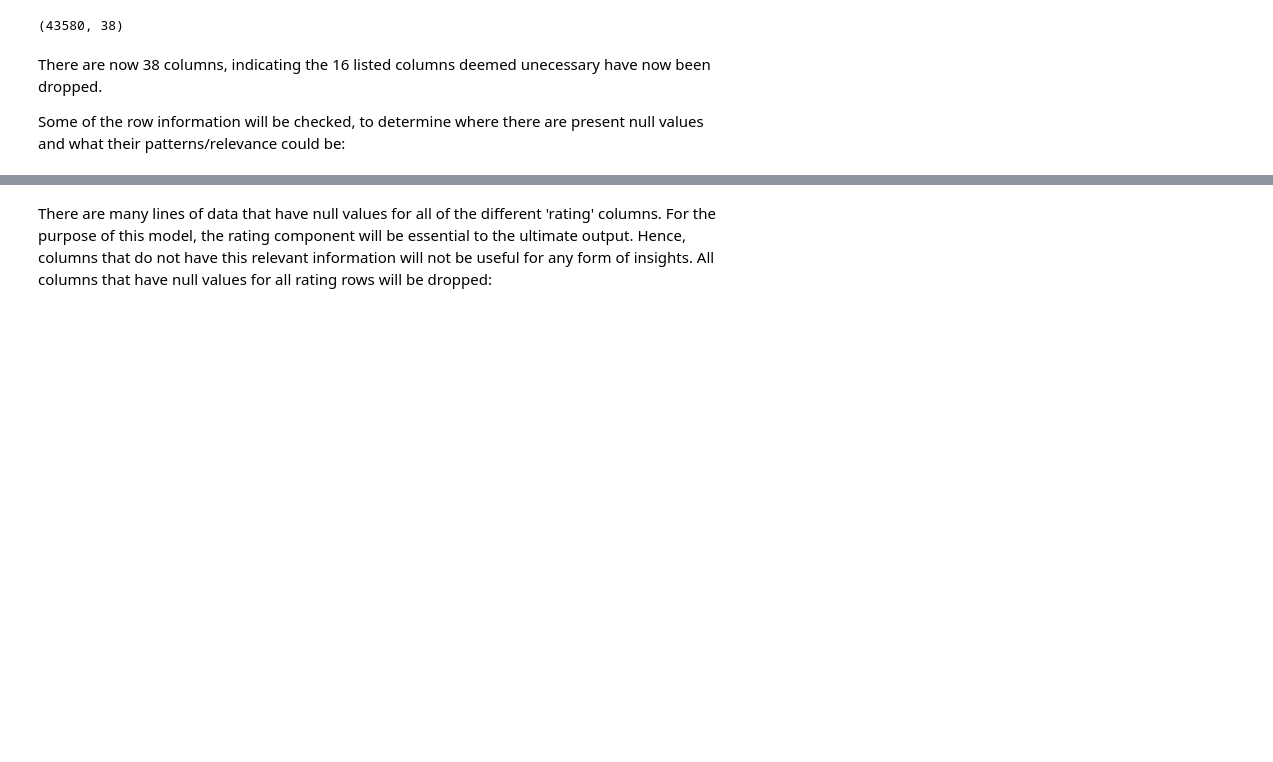
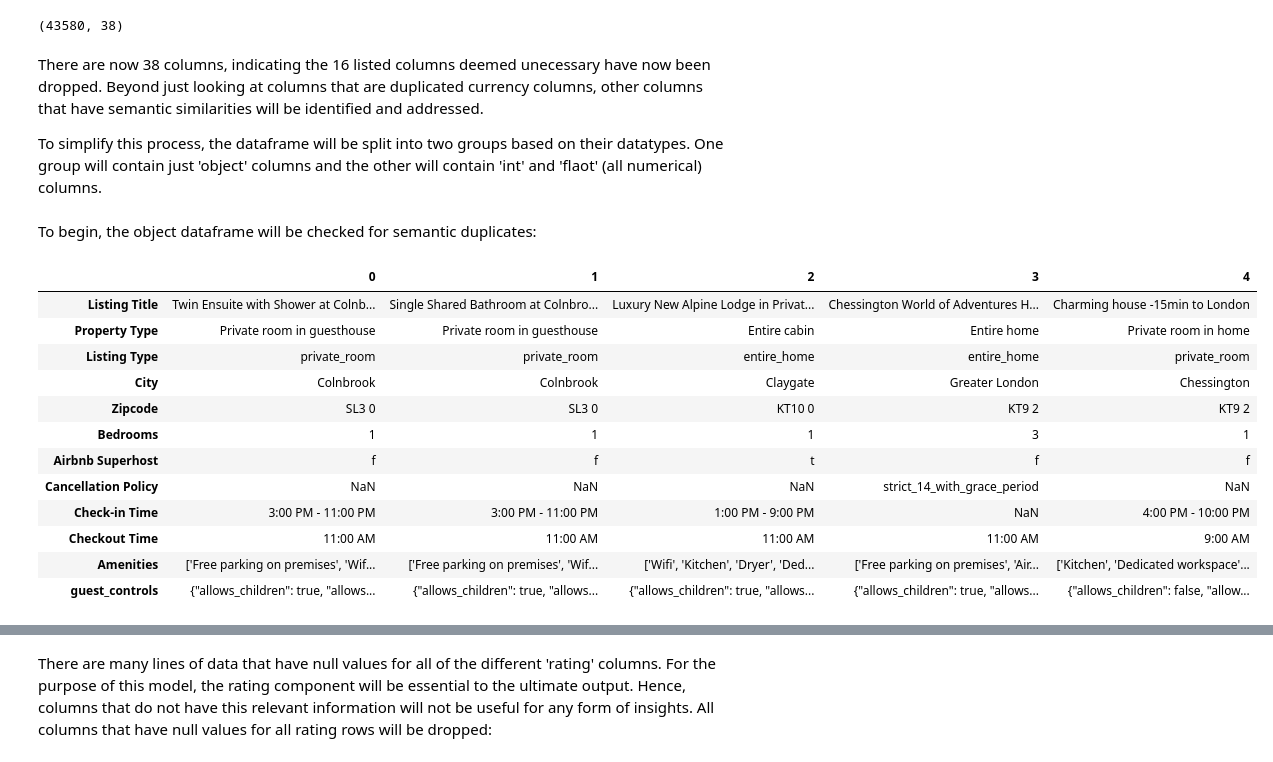
Before and after one commit to BMedlam/Accounting-For-Taste, a Jupyter notebook: Data Cleaning - Capstone.ipynb, the cells around one changed output, grey strips where cells are left out. Drawn from its saved outputs; the diff is of its cells as text; code cells hidden in the pictures; blank space fills up the shorter version.

```diff
--- a/Data Cleaning - Capstone.ipynb
+++ b/Data Cleaning - Capstone.ipynb
@@ -102,6 +102,27 @@ airbnb_ldn.shape
 # %% [output]
 (43580, 38)
 # %% [markdown]
-There are now 38 columns, indicating the 16 listed columns deemed unecessary have now been dropped.
+There are now 38 columns, indicating the 16 listed columns deemed unecessary have now been dropped. Beyond just looking at columns that are duplicated currency columns, other columns that have semantic similarities will be identified and addressed.
 
-Some of the row information will be checked, to determine where there are present null values and what their patterns/relevance could be:
+To simplify this process, the dataframe will be split into two groups based on their datatypes. One group will contain just 'object' columns and the other will contain 'int' and 'flaot' (all numerical) columns.
+# %%
+num_cols = airbnb_ldn.select_dtypes(exclude='object')
+obj_cols = airbnb_ldn.select_dtypes(include ='object')
+# %% [markdown]
+To begin, the object dataframe will be checked for semantic duplicates:
+# %%
+obj_cols.head().T
+# %% [output]
+|  | 0 | 1 | 2 | 3 | 4 |
+| Listing Title | Twin Ensuite with Shower at Colnb... | Single Shared Bathroom at Colnbro... | Luxury New Alpine Lodge in Privat... | Chessington World of Adventures H... | Charming house -15min to London |
+| Property Type | Private room in guesthouse | Private room in guesthouse | Entire cabin | Entire home | Private room in home |
+| Listing Type | private_room | private_room | entire_home | entire_home | private_room |
+| City | Colnbrook | Colnbrook | Claygate | Greater London | Chessington |
+| Zipcode | SL3 0 | SL3 0 | KT10 0 | KT9 2 | KT9 2 |
+| Bedrooms | 1 | 1 | 1 | 3 | 1 |
+| Airbnb Superhost | f | f | t | f | f |
+| Cancellation Policy | NaN | NaN | NaN | strict_14_with_grace_period | NaN |
+| Check-in Time | 3:00 PM - 11:00 PM | 3:00 PM - 11:00 PM | 1:00 PM - 9:00 PM | NaN | 4:00 PM - 10:00 PM |
+| Checkout Time | 11:00 AM | 11:00 AM | 11:00 AM | 11:00 AM | 9:00 AM |
+| Amenities | ['Free parking on premises', 'Wif... | ['Free parking on premises', 'Wif... | ['Wifi', 'Kitchen', 'Dryer', 'Ded... | ['Free parking on premises', 'Air... | ['Kitchen', 'Dedicated workspace'... |
+| guest_controls | {"allows_children": true, "allows... | {"allows_children": true, "allows... | {"allows_children": true, "allows... | {"allows_children": true, "allows... | {"allows_children": false, "allow... |
```
Also changed, not shown: parts of 19 cells of this notebook.
